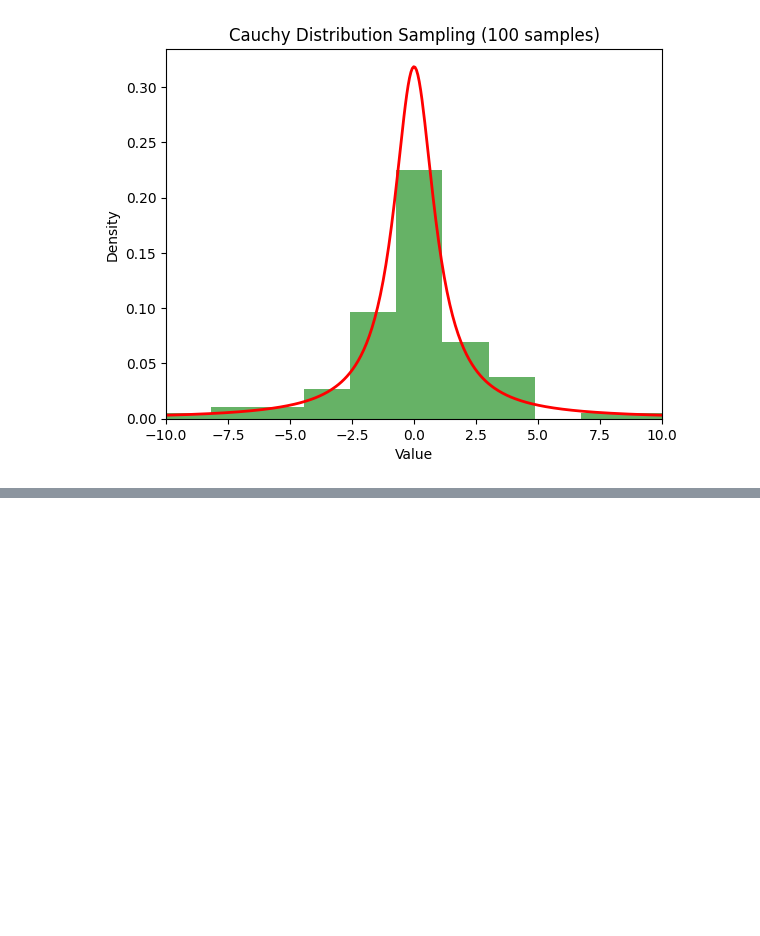
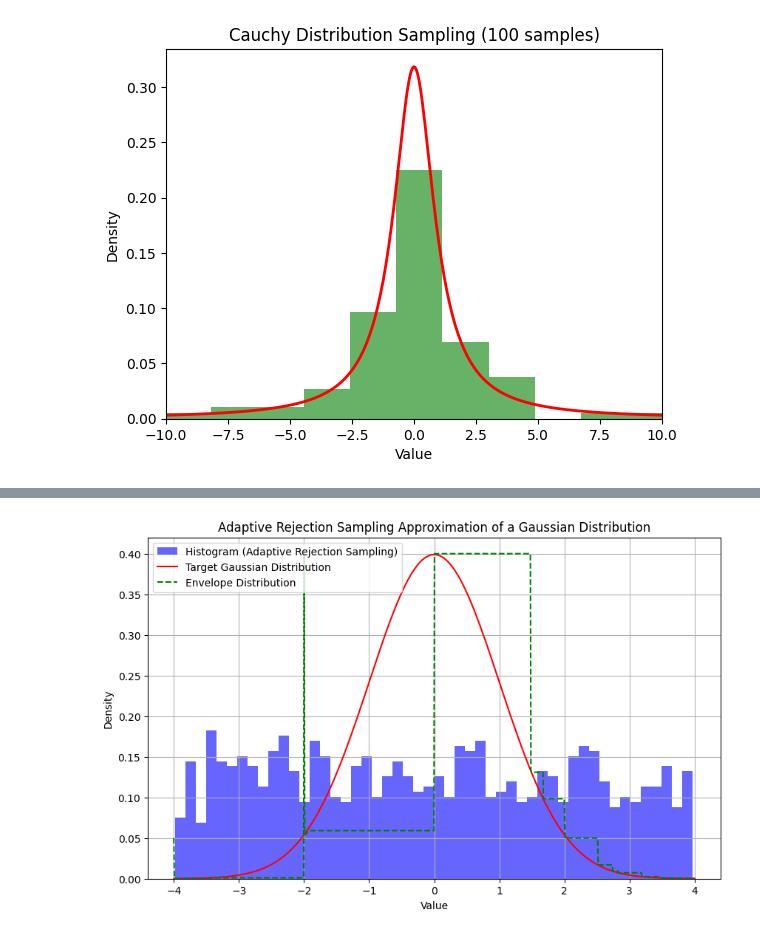
Before and after one commit to YusakuNakajima/PRML_Chap11, a Jupyter notebook: montecalro_sampling.ipynb, the cells around one changed output, grey strips where cells are left out. Saved outputs shown, nothing was run; the diff lists cells and outputs as text; code cells hidden in the pictures; blank space fills up the shorter version.

```diff
--- a/montecalro_sampling.ipynb
+++ b/montecalro_sampling.ipynb
@@ -113,0 +116,56 @@ plt.show()
+# %%
+import numpy as np
+import matplotlib.pyplot as plt
+
+# Parameters for the Gaussian distribution
+mean = 0
+std_dev = 1
+num_samples = 1000
+
+# Define the target distribution: Gaussian
+def target_distribution(x):
+    return (1 / (std_dev * np.sqrt(2 * np.pi))) * np.exp(-0.5 * ((x - mean) / std_dev) ** 2)
+
+# Adaptive proposal distribution: Piecewise linear envelope
+def proposal_distribution(x, segments):
+    for (a, b, height) in segments:
+        if a <= x < b:
+            return height
+    return 0
+
+# Define initial segments for the piecewise linear envelope
+segments = [(-4, -2, 0.05), (-2, 0, 0.4), (0, 2, 0.4), (2, 4, 0.05)]
+
+# Rejection sampling with adaptive envelope
+samples = []
+while len(samples) < num_samples:
+    x = np.random.uniform(-4, 4)
+    u = np.random.uniform(0, max(height for _, _, height in segments))
+    if u < target_distribution(x) / proposal_distribution(x, segments):
+        samples.append(x)
+    else:
+        # Add a new segment to better cover the target distribution
+        new_height = target_distribution(x)
+        for i, (a, b, height) in enumerate(segments):
+            if a <= x < b:
+                segments[i] = (a, x, height)
+                segments.insert(i + 1, (x, b, new_height))
+                break
+
+# Plot the histogram, the Gaussian curve, and the envelope
+x_vals = np.linspace(-4, 4, 1000)
+gaussian_vals = target_distribution(x_vals)
+envelope_vals = np.array([proposal_distribution(x, segments) for x in x_vals])
+
+plt.figure(figsize=(10, 6))
+plt.hist(samples, bins=50, density=True, alpha=0.6, color='blue', label='Histogram (Adaptive Rejection Sampling)')
+plt.plot(x_vals, gaussian_vals, 'r-', label='Target Gaussian Distribution')
+plt.plot(x_vals, envelope_vals, 'g--', label='Envelope Distribution')
+plt.title('Adaptive Rejection Sampling Approximation of a Gaussian Distribution')
+plt.xlabel('Value')
+plt.ylabel('Density')
+plt.legend()
+plt.grid()
+plt.show()
+# %% [output]
+[figure, added]
```
Also changed, not shown: parts of 3 cells of this notebook, 2 other files.
